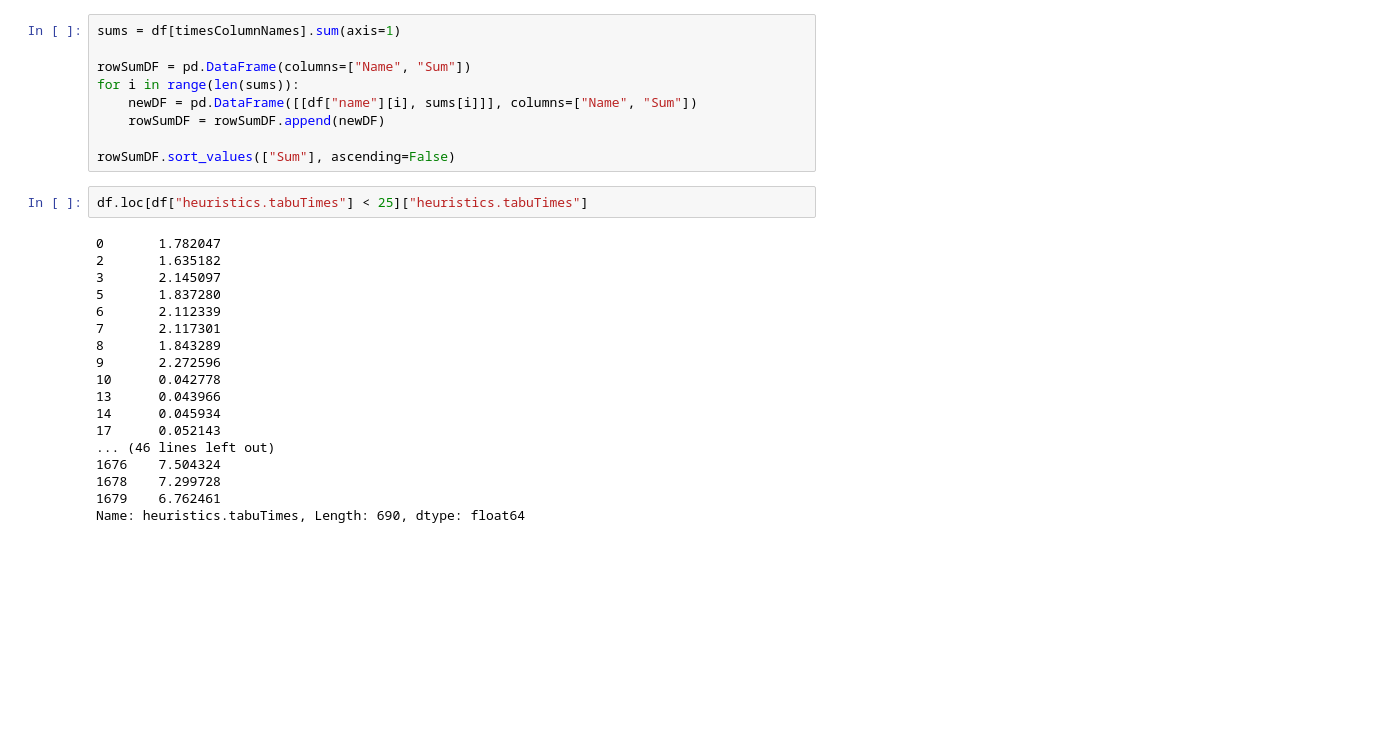
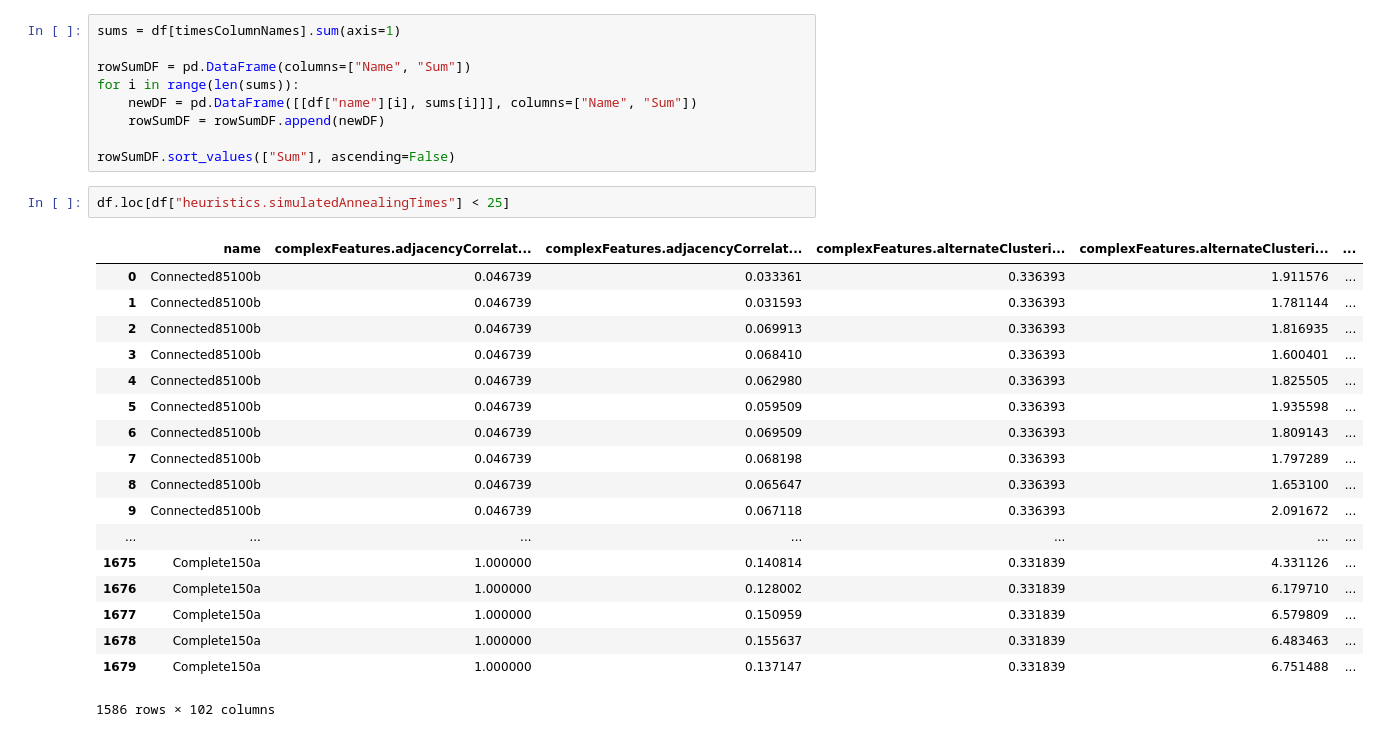
Before and after one commit to agg23/DeepMetaLearningTSP, a Jupyter notebook: Feature Analysis.ipynb, the cells around one changed output. Drawn from its saved outputs; the diff is of its cells as text; blank space fills up the shorter version.

Commit message:
Analysis on best heuristic counts

```diff
--- a/Feature Analysis.ipynb
+++ b/Feature Analysis.ipynb
@@ -35,22 +36,23 @@ for i in range(len(sums)):
 
 rowSumDF.sort_values(["Sum"], ascending=False)
 # %%
-df.loc[df["heuristics.tabuTimes"] < 25]["heuristics.tabuTimes"]
+df.loc[df["heuristics.simulatedAnnealingTimes"] < 25]
 # %% [output]
+|  | name | complexFeatures.adjacencyCorrelat... | complexFeatures.adjacencyCorrelat... | complexFeatures.alternateClusteri... | complexFeatures.alternateClusteri... | ... |
+| 0 | Connected85100b | 0.046739 | 0.033361 | 0.336393 | 1.911576 | ... |
+| 1 | Connected85100b | 0.046739 | 0.031593 | 0.336393 | 1.781144 | ... |
+| 2 | Connected85100b | 0.046739 | 0.069913 | 0.336393 | 1.816935 | ... |
+| 3 | Connected85100b | 0.046739 | 0.068410 | 0.336393 | 1.600401 | ... |
+| 4 | Connected85100b | 0.046739 | 0.062980 | 0.336393 | 1.825505 | ... |
+| 5 | Connected85100b | 0.046739 | 0.059509 | 0.336393 | 1.935598 | ... |
+| 6 | Connected85100b | 0.046739 | 0.069509 | 0.336393 | 1.809143 | ... |
+| 7 | Connected85100b | 0.046739 | 0.068198 | 0.336393 | 1.797289 | ... |
+| 8 | Connected85100b | 0.046739 | 0.065647 | 0.336393 | 1.653100 | ... |
+| 9 | Connected85100b | 0.046739 | 0.067118 | 0.336393 | 2.091672 | ... |
+| ... | ... | ... | ... | ... | ... | ... |
+| 1675 | Complete150a | 1.000000 | 0.140814 | 0.331839 | 4.331126 | ... |
+| 1676 | Complete150a | 1.000000 | 0.128002 | 0.331839 | 6.179710 | ... |
+| 1677 | Complete150a | 1.000000 | 0.150959 | 0.331839 | 6.579809 | ... |
+| 1678 | Complete150a | 1.000000 | 0.155637 | 0.331839 | 6.483463 | ... |
+| 1679 | Complete150a | 1.000000 | 0.137147 | 0.331839 | 6.751488 | ... |
-0       1.782047
-2       1.635182
-3       2.145097
-5       1.837280
-6       2.112339
-7       2.117301
-8       1.843289
-9       2.272596
-10      0.042778
-13      0.043966
-14      0.045934
-17      0.052143
-... (46 lines left out)
-1676    7.504324
-1678    7.299728
-1679    6.762461
-Name: heuristics.tabuTimes, Length: 690, dtype: float64
+1586 rows × 102 columns
```
Also changed, not shown: parts of 7 cells of this notebook.
